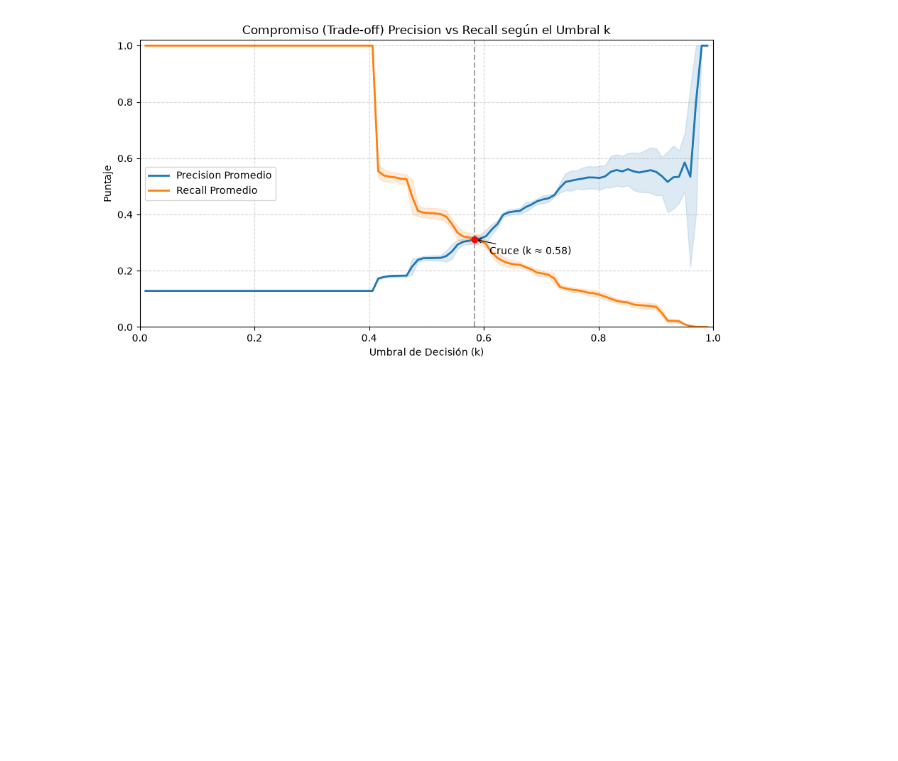
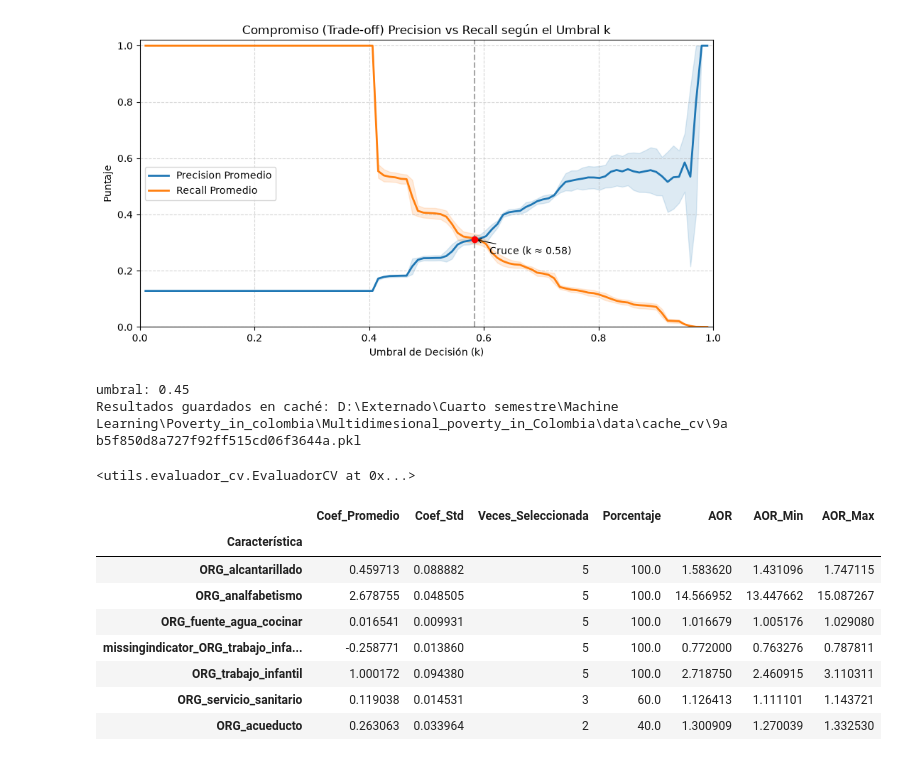
Before and after one commit to juanpablocarrillohortua/Multidimesional_poverty_in_Colombia, a Jupyter notebook: notebooks/modeling.ipynb, the cells around one changed output. Saved outputs shown, nothing was run; the diff lists cells and outputs as text; code cells hidden in the pictures; blank space fills up the shorter version.

```diff
--- a/notebooks/modeling.ipynb
+++ b/notebooks/modeling.ipynb
@@ -483,0 +532,18 @@ plt.show()
+# %%
+ev.evaluar_cv()
+# %% [output]
+umbral: 0.45
+Resultados guardados en caché: D:\Externado\Cuarto semestre\Machine Learning\Poverty_in_colombia\Multidimesional_poverty_in_Colombia\data\cache_cv\9ab5f850d8a727f92ff515cd06f3644a.pkl
+<utils.evaluador_cv.EvaluadorCV at 0x...>
+# %%
+ev.coeficientes()
+# %% [output]
+|  | Coef_Promedio | Coef_Std | Veces_Seleccionada | Porcentaje | AOR | AOR_Min | AOR_Max |
+| Característica |  |  |  |  |  |  |  |
+| ORG_alcantarillado | 0.459713 | 0.088882 | 5 | 100.0 | 1.583620 | 1.431096 | 1.747115 |
+| ORG_analfabetismo | 2.678755 | 0.048505 | 5 | 100.0 | 14.566952 | 13.447662 | 15.087267 |
+| ORG_fuente_agua_cocinar | 0.016541 | 0.009931 | 5 | 100.0 | 1.016679 | 1.005176 | 1.029080 |
+| missingindicator_ORG_trabajo_infa... | -0.258771 | 0.013860 | 5 | 100.0 | 0.772000 | 0.763276 | 0.787811 |
+| ORG_trabajo_infantil | 1.000172 | 0.094380 | 5 | 100.0 | 2.718750 | 2.460915 | 3.110311 |
+| ORG_servicio_sanitario | 0.119038 | 0.014531 | 3 | 60.0 | 1.126413 | 1.111101 | 1.143721 |
+| ORG_acueducto | 0.263063 | 0.033964 | 2 | 40.0 | 1.300909 | 1.270039 | 1.332530 |
```
Also changed, not shown: parts of 14 cells of this notebook, 2 other files.
